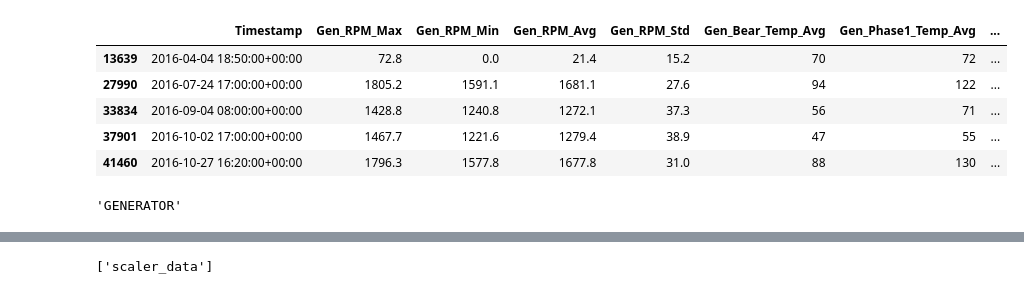
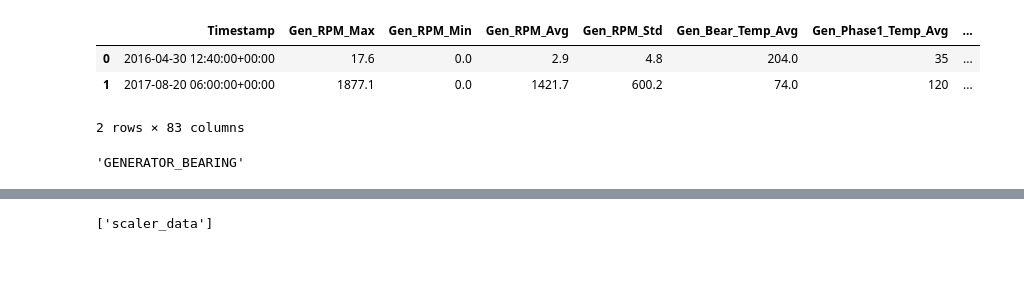
Before and after one commit to hidayetyakupoglu/Anomaly-Detection, a Jupyter notebook: windy10_ipynb_adlı_not_defterinin_kopyası.ipynb, the cells around one changed output, grey strips where cells are left out. Cells and saved outputs as stored; diff of their text form; code cells hidden in the pictures; blank space fills up the shorter version.

```diff
--- a/windy10_ipynb_adlı_not_defterinin_kopyası.ipynb
+++ b/windy10_ipynb_adlı_not_defterinin_kopyası.ipynb
@@ -186,7 +234,7 @@ df_T06
 # %%
-df=df_T06
+df=df2
 # %%
 # prompt:  Unnamed: 0, Turbine_ID_x, Turbine_ID_y	 ve Remarks sütunlarını çıkart
 
-df = df.drop(columns=['Unnamed: 0', 'Turbine_ID_x', 'Turbine_ID_y', 'Remarks'])
+df = df.drop(columns=['Turbine_ID','Remarks'])
 # %%
@@ -266,0 +340,33 @@ df
+# %%
+con0 = (nf_data['Amb_WindSpeed_Avg'] > 8) & (nf_data['Prod_LatestAvg_TotActPwr'] < 120000)
+con7 = (nf_data['Amb_WindSpeed_Avg'] > 9) & (nf_data['Prod_LatestAvg_TotActPwr'] < 180000)
+
+con1 = (nf_data['Amb_WindSpeed_Avg'] > 10) & (nf_data['Prod_LatestAvg_TotActPwr'] < 230000)
+con10 = (nf_data['Amb_WindSpeed_Avg'] > 11) & (nf_data['Prod_LatestAvg_TotActPwr'] < 250000)
+
+con2 = (nf_data['Amb_WindSpeed_Avg'] > 14) & (nf_data['Prod_LatestAvg_TotActPwr'] < 260000)
+
+# İkinci koşul: Rüzgar hızı 8'den büyük ve güç 600'den düşükse
+
+
+con3 = (nf_data['Amb_WindSpeed_Avg'] > 15) & (nf_data['Prod_LatestAvg_TotActPwr'] < 320000)
+con4 = (nf_data['Amb_WindSpeed_Avg'] > 13) & (nf_data['Prod_LatestAvg_TotActPwr'] < 310000)
+
+con5 = (nf_data['Amb_WindSpeed_Avg'] > 7) & (nf_data['Prod_LatestAvg_TotActPwr'] < 45000)
+con8 = (nf_data['Amb_WindSpeed_Avg'] > 4) & (nf_data['Prod_LatestAvg_TotActPwr'] < 1000)
+con9 = (nf_data['Amb_WindSpeed_Avg'] > 6) & (nf_data['Prod_LatestAvg_TotActPwr'] < 30000)
+
+con6 = (nf_data['Amb_WindSpeed_Avg'] > 25) & (nf_data['Prod_LatestAvg_TotActPwr'] > 300000)
+
+# İki koşulu birleştirip uygun olan satırları seçelim
+mask = con0 | con1| con2| con3| con4| con5| con6| con7| con8| con9| con10
+
+# Maskeye uyan satırları DataFrame'den çıkaralım
+dfson = nf_data[~mask]
+
+plt.figure(figsize=(10, 6))  # Adjust the figure size as needed
+plt.plot(dfson['Amb_WindSpeed_Avg'], dfson['Prod_LatestAvg_TotActPwr'],'o')  # Adjust column names as needed
+plt.xlabel('Time')
+plt.ylabel('Power')
+plt.title('Wind Power Curve')
+plt.grid(True)
@@ -266,0 +406,4 @@ df
+# %%
+# prompt: hydraulic_data ile dfson birleştir
+
+dff= pd.merge(hydraulic_data, dfson, how='outer')
@@ -267,16 +426,14 @@ df
 # %%
-df[df['fault'] !='NF']
+dff[dff['fault'] !='NF']
 # %% [output]
 |  | Timestamp | Gen_RPM_Max | Gen_RPM_Min | Gen_RPM_Avg | Gen_RPM_Std | Gen_Bear_Temp_Avg | Gen_Phase1_Temp_Avg | ... |
-| 13639 | 2016-04-04 18:50:00+00:00 | 72.8 | 0.0 | 21.4 | 15.2 | 70 | 72 | ... |
-| 27990 | 2016-07-24 17:00:00+00:00 | 1805.2 | 1591.1 | 1681.1 | 27.6 | 94 | 122 | ... |
-| 33834 | 2016-09-04 08:00:00+00:00 | 1428.8 | 1240.8 | 1272.1 | 37.3 | 56 | 71 | ... |
-| 37901 | 2016-10-02 17:00:00+00:00 | 1467.7 | 1221.6 | 1279.4 | 38.9 | 47 | 55 | ... |
-| 41460 | 2016-10-27 16:20:00+00:00 | 1796.3 | 1577.8 | 1677.8 | 31.0 | 88 | 130 | ... |
+| 0 | 2016-04-30 12:40:00+00:00 | 17.6 | 0.0 | 2.9 | 4.8 | 204.0 | 35 | ... |
+| 1 | 2017-08-20 06:00:00+00:00 | 1877.1 | 0.0 | 1421.7 | 600.2 | 74.0 | 120 | ... |
+2 rows × 83 columns
 # %%
-perc=0.3  # test oranı orn:0.3 ise %70 train %30 testtir
-fau='GENERATOR'    # arıza türleridir 'GF' 'AF' 'MF' 'FF' 'EF'
+perc=0.4  # test oranı orn:0.3 ise %70 train %30 testtir
+fau='GENERATOR_BEARING'    # arıza türleridir 'GF' 'AF' 'MF' 'FF' 'EF'
 fau
 # %% [output]
-'GENERATOR'
+'GENERATOR_BEARING'
 # %%
```
Also changed, not shown: parts of 91 cells of this notebook.
